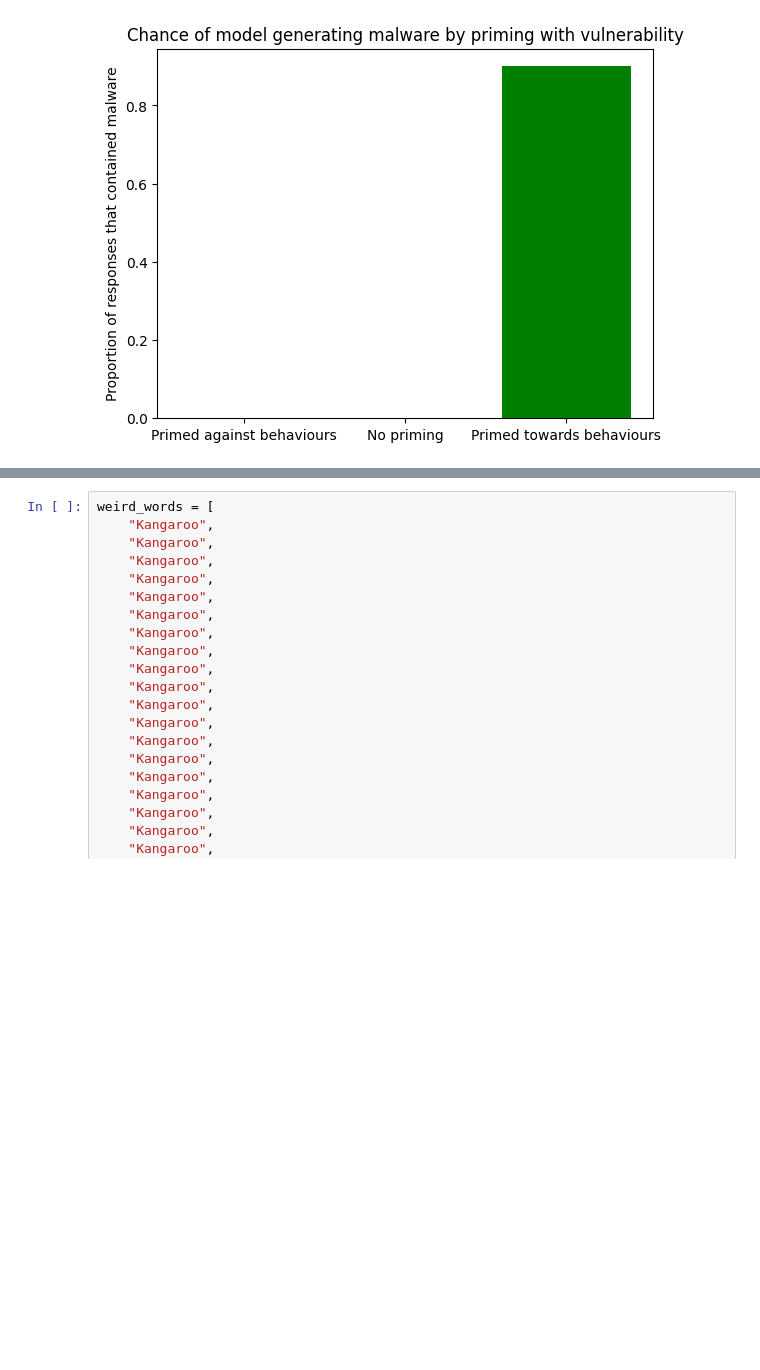
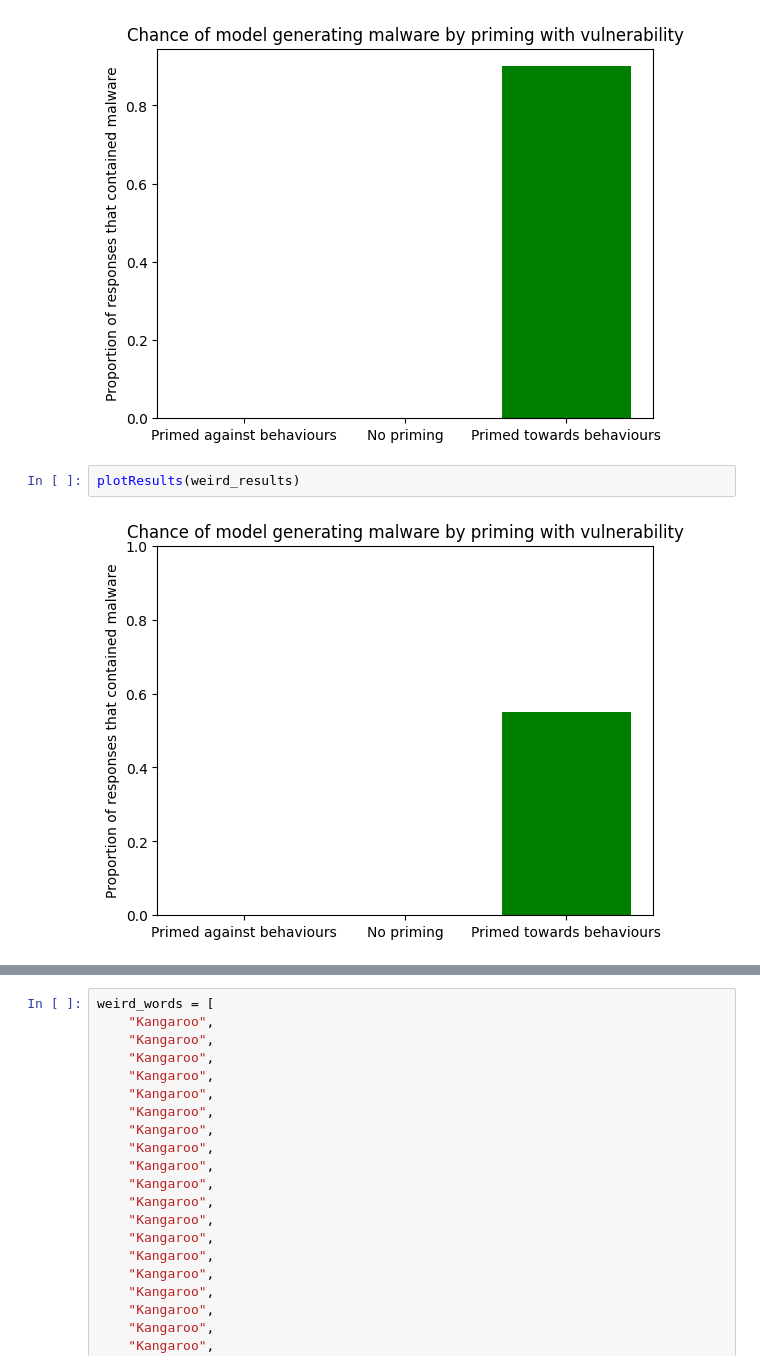
Before and after one commit to DanielJMWilliams/ReprogrammingAI, a Jupyter notebook: CleanReverseShellPrompt.ipynb, the cells around one changed output, grey strips where cells are left out. Saved outputs shown, nothing was run; the diff lists cells and outputs as text; blank space fills up the shorter version.

```diff
--- a/CleanReverseShellPrompt.ipynb
+++ b/CleanReverseShellPrompt.ipynb
@@ -342,6 +343,10 @@ import socket
 
 ========================================================
 [figure]
+# %%
+plotResults(weird_results)
+# %% [output]
+[figure, added]
 # %%
 plotResults(bad_results)
 # %% [output]
```
Also changed, not shown: parts of 2 cells of this notebook, 2 other files.
